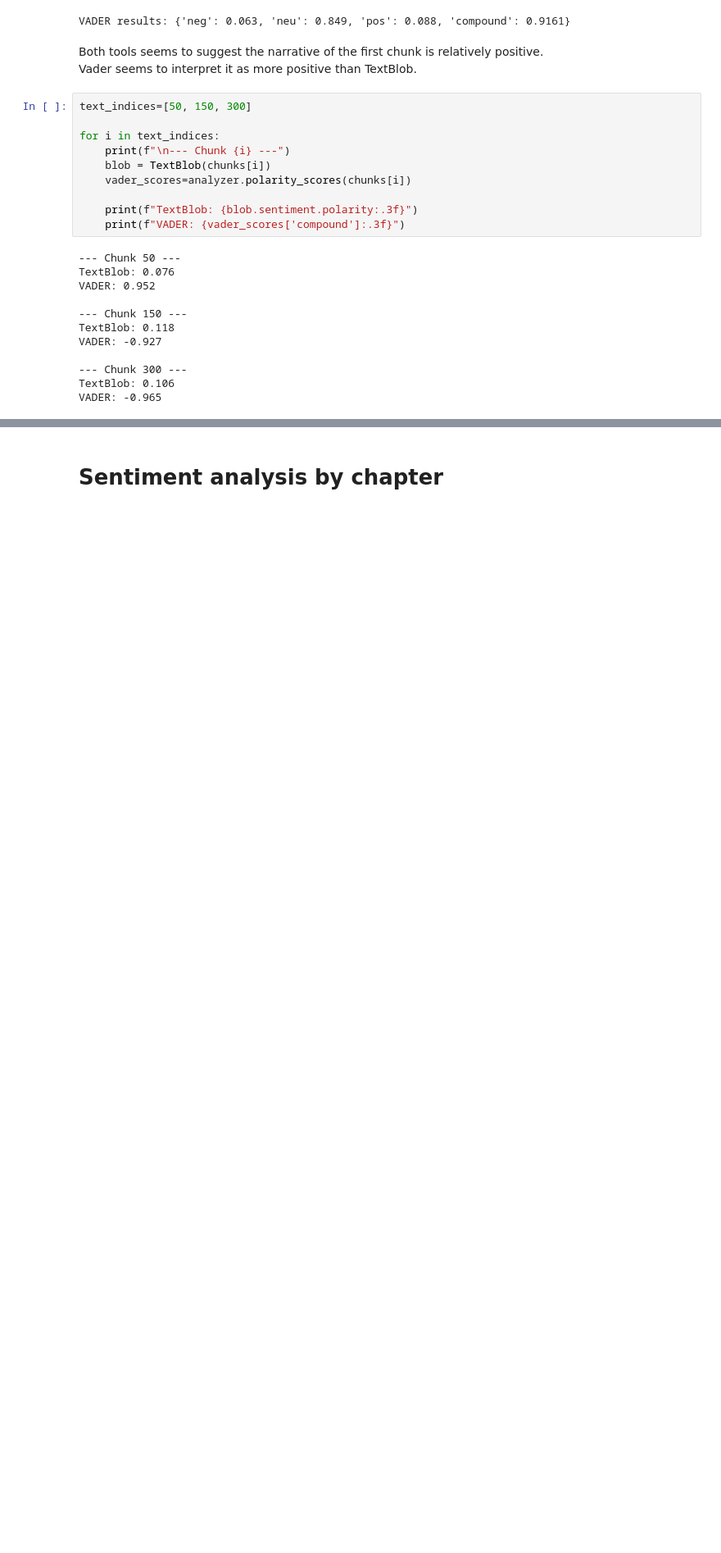
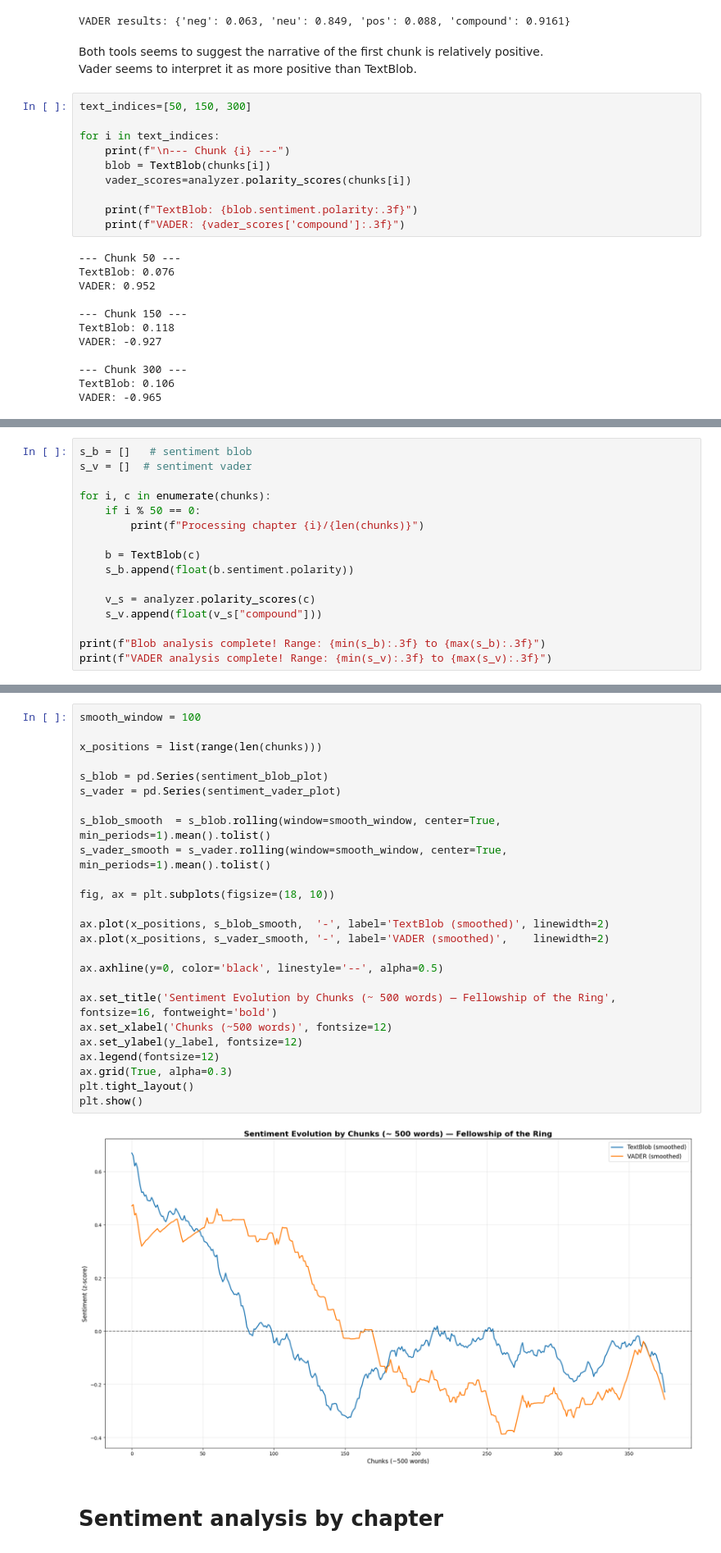
Before and after one commit to LaraN01/CAS_NLP, a Jupyter notebook: Projects/Corpus_task.ipynb, the cells around one changed output, grey strips where cells are left out. Shown at 82% size. Saved outputs shown, nothing was run; the diff lists cells and outputs as text; blank space fills up the shorter version.

Commit message:
updated smoothing window with rolling average, z scaling

```diff
--- a/Projects/Corpus_task.ipynb
+++ b/Projects/Corpus_task.ipynb
@@ -400,0 +334,16 @@ plt.show()
+# %%
+s_b = []   # sentiment blob
+s_v = []  # sentiment vader
+
+for i, c in enumerate(chunks):
+    if i % 50 == 0:
+        print(f"Processing chapter {i}/{len(chunks)}")
+
+    b = TextBlob(c)
+    s_b.append(float(b.sentiment.polarity))
+
+    v_s = analyzer.polarity_scores(c)
+    s_v.append(float(v_s["compound"]))
+
+print(f"Blob analysis complete! Range: {min(s_b):.3f} to {max(s_b):.3f}")
+print(f"VADER analysis complete! Range: {min(s_v):.3f} to {max(s_v):.3f}")
@@ -401,3 +383,30 @@ plt.show()
+# %%
+smooth_window = 100
+
+x_positions = list(range(len(chunks)))
+
+s_blob = pd.Series(sentiment_blob_plot)
+s_vader = pd.Series(sentiment_vader_plot)
+
+s_blob_smooth  = s_blob.rolling(window=smooth_window, center=True, min_periods=1).mean().tolist()
+s_vader_smooth = s_vader.rolling(window=smooth_window, center=True, min_periods=1).mean().tolist()
+
+fig, ax = plt.subplots(figsize=(18, 10))
+
+ax.plot(x_positions, s_blob_smooth,  '-', label='TextBlob (smoothed)', linewidth=2)
+ax.plot(x_positions, s_vader_smooth, '-', label='VADER (smoothed)',    linewidth=2)
+
+ax.axhline(y=0, color='black', linestyle='--', alpha=0.5)
+
+ax.set_title('Sentiment Evolution by Chunks (~ 500 words) — Fellowship of the Ring', fontsize=16, fontweight='bold')
+ax.set_xlabel('Chunks (~500 words)', fontsize=12)
+ax.set_ylabel(y_label, fontsize=12)
+ax.legend(fontsize=12)
+ax.grid(True, alpha=0.3)
+plt.tight_layout()
+plt.show()
+# %% [output]
+[figure, added]
 # %% [markdown]
 # Sentiment analysis by chapter
 # %%
```
Also changed, not shown: parts of 40 cells of this notebook.
